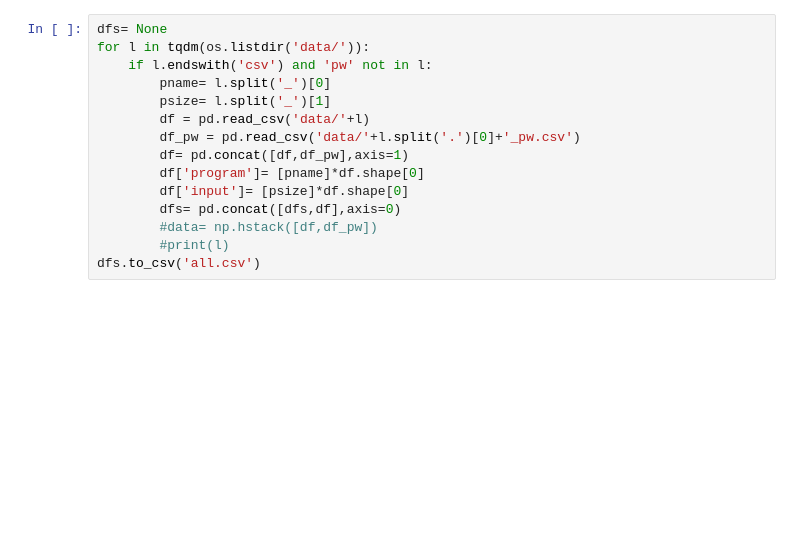
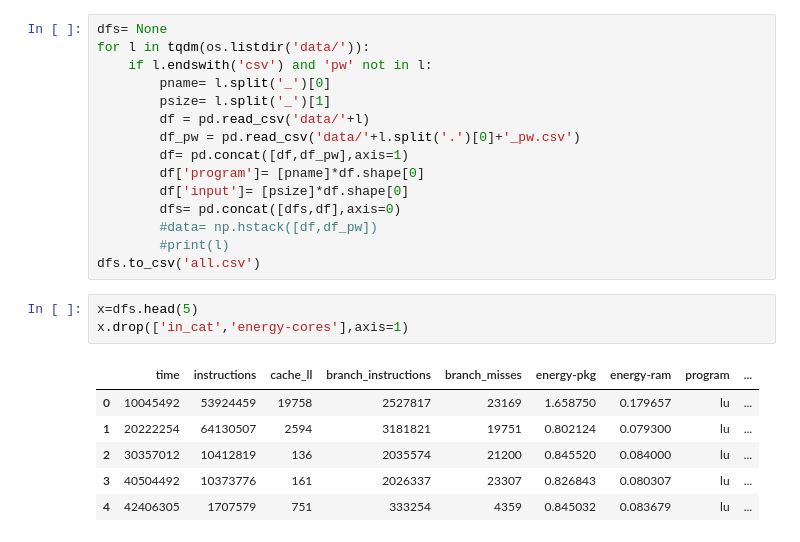
Before and after one commit to VitorRamos/energy, a Jupyter notebook: energyOptimal/perf/analysis.ipynb, the cells around one changed output. Saved outputs shown, nothing was run; the diff lists cells and outputs as text; blank space fills up the shorter version.

```diff
--- a/energyOptimal/perf/analysis.ipynb
+++ b/energyOptimal/perf/analysis.ipynb
@@ -401,4 +409,14 @@ for l in tqdm(os.listdir('data/')):
         #data= np.hstack([df,df_pw])
         #print(l)
 dfs.to_csv('all.csv')
+# %%
+x=dfs.head(5)
+x.drop(['in_cat','energy-cores'],axis=1)
+# %% [output]
+|  | time | instructions | cache_ll | branch_instructions | branch_misses | energy-pkg | energy-ram | program | ... |
+| 0 | 10045492 | 53924459 | 19758 | 2527817 | 23169 | 1.658750 | 0.179657 | lu | ... |
+| 1 | 20222254 | 64130507 | 2594 | 3181821 | 19751 | 0.802124 | 0.079300 | lu | ... |
+| 2 | 30357012 | 10412819 | 136 | 2035574 | 21200 | 0.845520 | 0.084000 | lu | ... |
+| 3 | 40504492 | 10373776 | 161 | 2026337 | 23307 | 0.826843 | 0.080307 | lu | ... |
+| 4 | 42406305 | 1707579 | 751 | 333254 | 4359 | 0.845032 | 0.083679 | lu | ... |
 # %%
```
Also changed, not shown: parts of 16 cells of this notebook, 1 other file.
